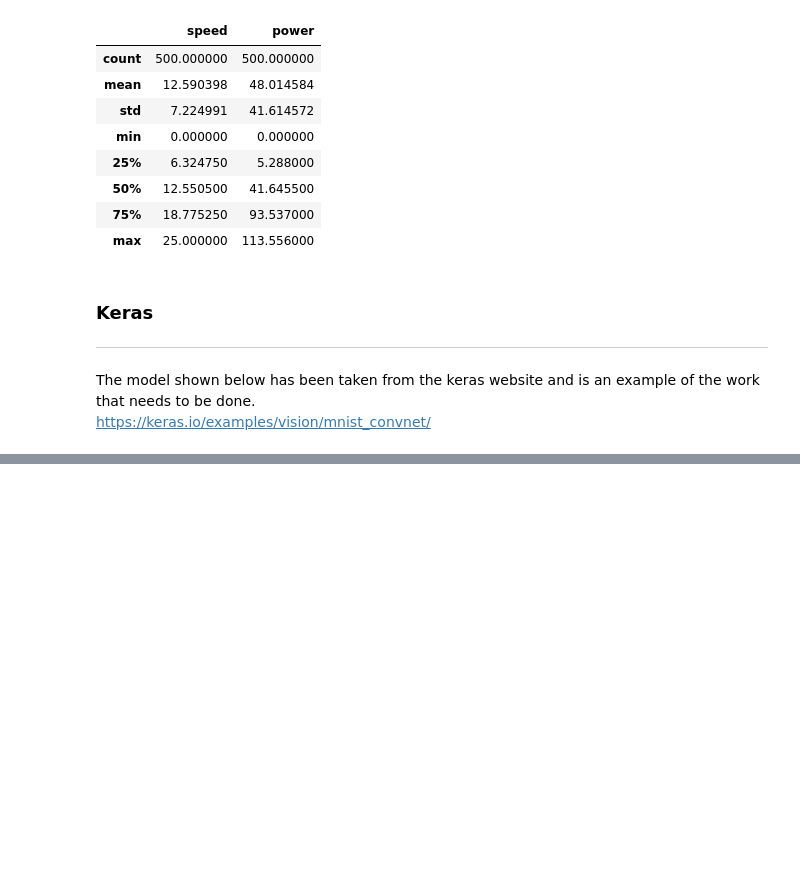
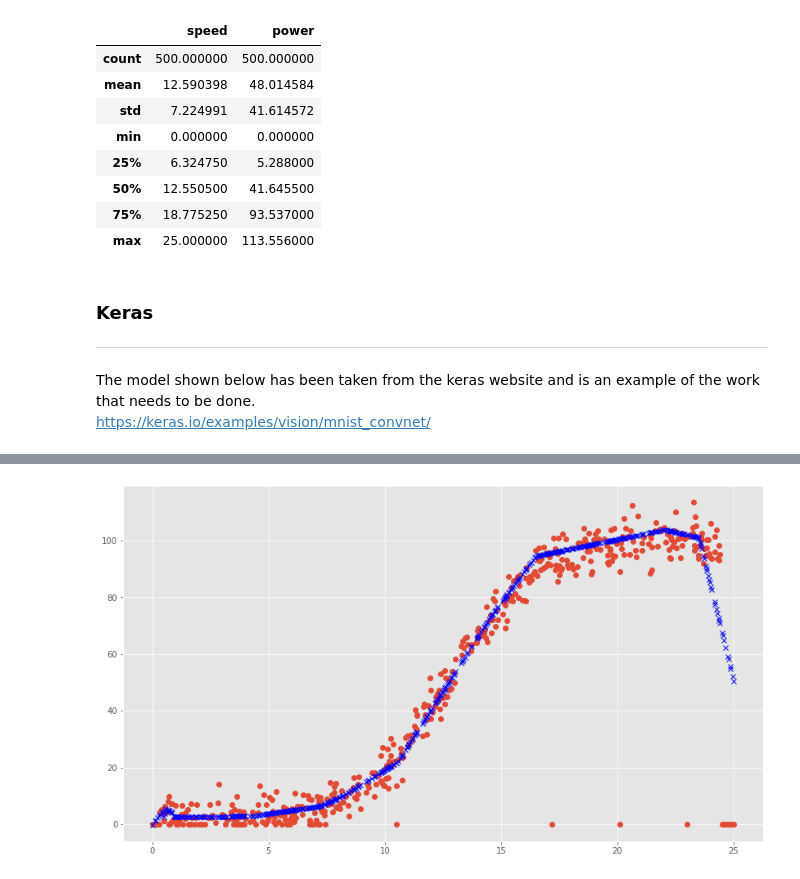
Before and after one commit to sagheerahmadGmit/EmergingTechAssessment, a Jupyter notebook: AssessmentModel.ipynb, the cells around one changed output, grey strips where cells are left out. Drawn from its saved outputs; the diff is of its cells as text; code cells hidden in the pictures; blank space fills up the shorter version.

Commit message:
Created a model and plotted it on a graph

```diff
--- a/AssessmentModel.ipynb
+++ b/AssessmentModel.ipynb
@@ -96,26 +82,0 @@ x_train shape: (60000, 28, 28, 1)
-# %%
-# Get the data as Numpy arrays
-(x_train, y_train), (x_test, y_test) = keras.datasets.mnist.load_data()
-
-# Build a simple model
-inputs = keras.Input(shape=(28, 28))
-x = layers.experimental.preprocessing.Rescaling(1.0 / 255)(inputs)
-x = layers.Flatten()(x)
-x = layers.Dense(128, activation="relu")(x)
-x = layers.Dense(128, activation="relu")(x)
-outputs = layers.Dense(10, activation="softmax")(x)
-model = keras.Model(inputs, outputs)
-model.summary()
-
-# Compile the model
-model.compile(optimizer="adam", loss="sparse_categorical_crossentropy")
-
-# Train the model for 1 epoch from Numpy data
-batch_size = 64
-print("Fit on NumPy data")
-history = model.fit(x_train, y_train, batch_size=batch_size, epochs=1)
-
-# Train the model for 1 epoch using a dataset
-dataset = tf.data.Dataset.from_tensor_slices((x_train, y_train)).batch(batch_size)
-print("Fit on Dataset")
-history = model.fit(dataset, epochs=1)
@@ -139,0 +140,12 @@ Fit on Dataset
+# %%
+# Plot style.
+plt.style.use("ggplot")
+
+# Plot size.
+plt.rcParams['figure.figsize'] = [14, 8]
+# %%
+# Plot the values.
+plt.plot(powerProductionData['speed'], powerProductionData['power'], 'o');
+plt.plot(powerProductionData['speed'], model.predict(powerProductionData['speed']), 'bx');
+# %% [output]
+[figure, added]
```
Also changed, not shown: parts of 8 cells of this notebook, 1 other file.
